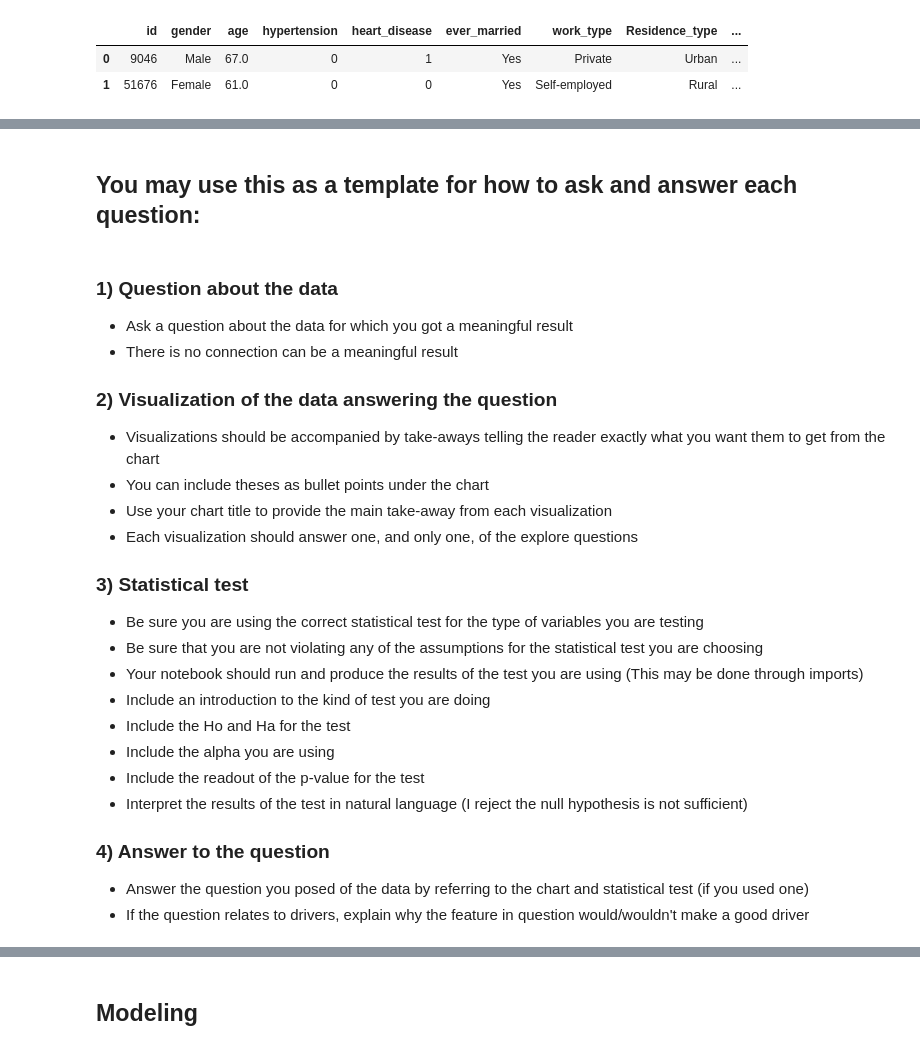
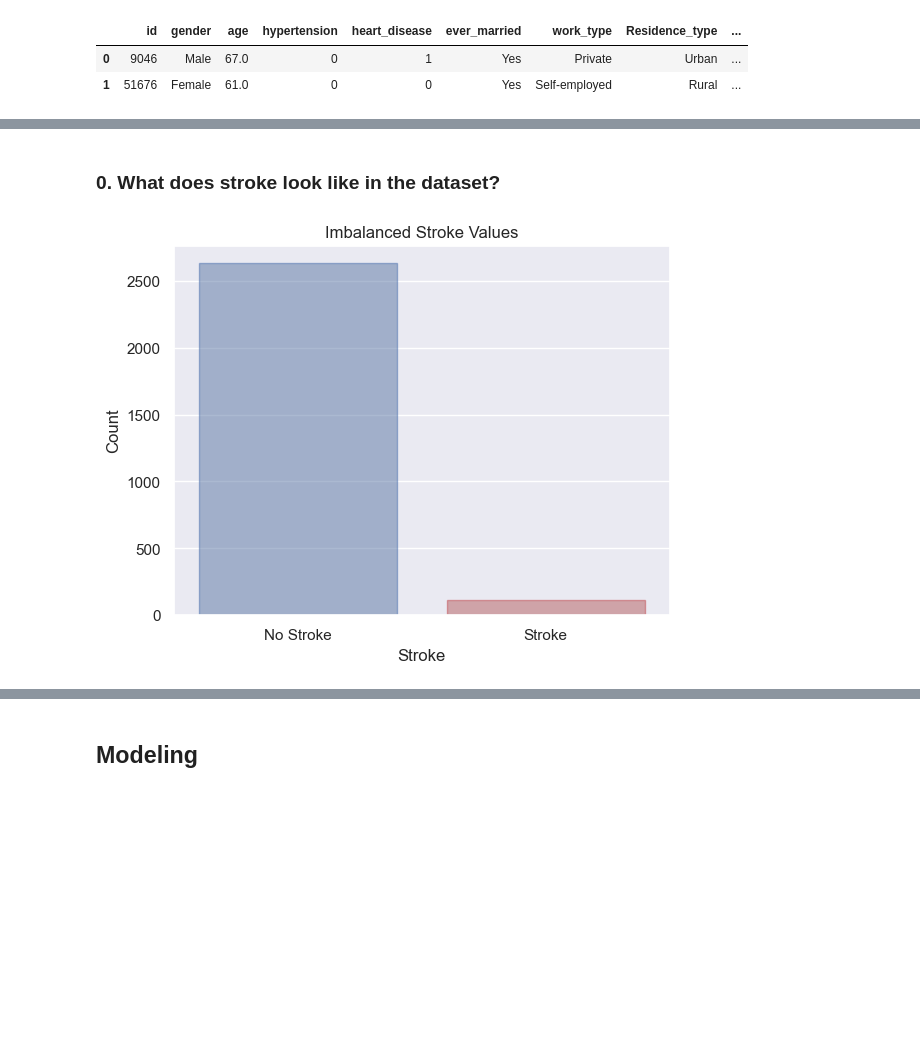
Before and after one commit to aaron-mv-moore/classification-stroke-prediction, a Jupyter notebook: report.ipynb, the cells around one changed output, grey strips where cells are left out. Cells and saved outputs as stored; diff of their text form; code cells hidden in the pictures; blank space fills up the shorter version.

```diff
--- a/report.ipynb
+++ b/report.ipynb
@@ -63,27 +56,7 @@ are a great way to explore your data, but they have no place in your final repor
-# %% [markdown]
-## You may use this as a template for how to ask and answer each question:
-# %% [markdown]
-### 1) Question about the data
-* Ask a question about the data for which you got a meaningful result
-* There is no connection can be a meaningful result
-
-### 2) Visualization of the data answering the question
-
-* Visualizations should be accompanied by take-aways telling the reader exactly what you want them to get from the chart
-* You can include theses as bullet points under the chart
-* Use your chart title to provide the main take-away from each visualization
-* Each visualization should answer one, and only one, of the explore questions
-
-### 3) Statistical test
-* Be sure you are using the correct statistical test for the type of variables you are testing
-* Be sure that you are not violating any of the assumptions for the statistical test you are choosing
-* Your notebook should run and produce the results of the test you are using (This may be done through imports)
-* Include an introduction to the kind of test you are doing
-* Include the Ho and Ha for the test
-* Include the alpha you are using
-* Include the readout of the p-value for the test
-* Interpret the results of the test in natural language (I reject the null hypothesis is not sufficient)
-
-### 4) Answer to the question
-* Answer the question you posed of the data by referring to the chart and statistical test (if you used one)
-* If the question relates to drivers, explain why the feature in question would/wouldn't make a good driver
+# %% [markdown]
+### 0. What does stroke look like in the dataset?
+# %%
+# get visual
+get_stroke_visual(train)
+# %% [output]
+[figure, added]
```
Also changed, not shown: parts of 47 cells of this notebook, 6 other files.
